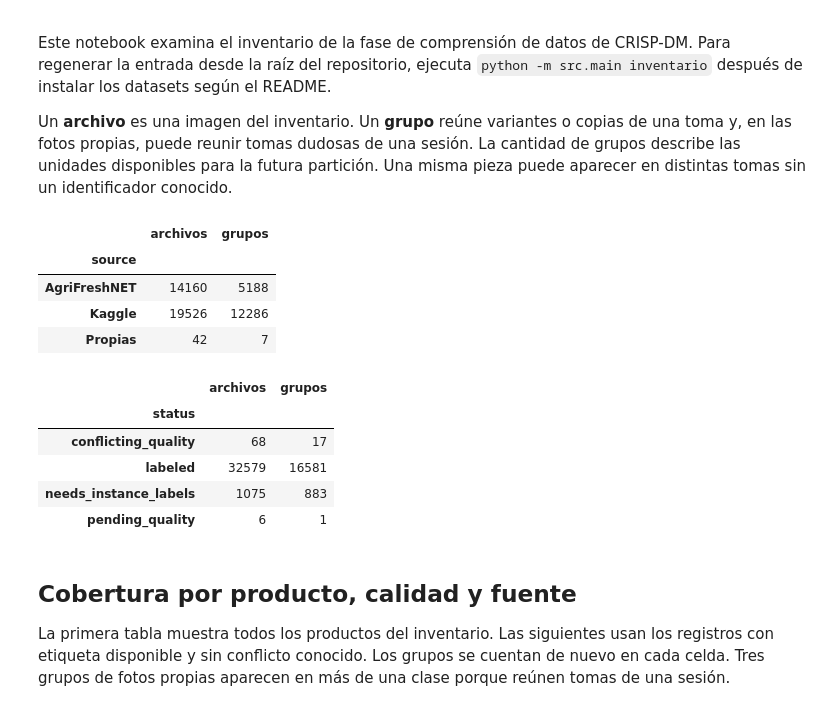
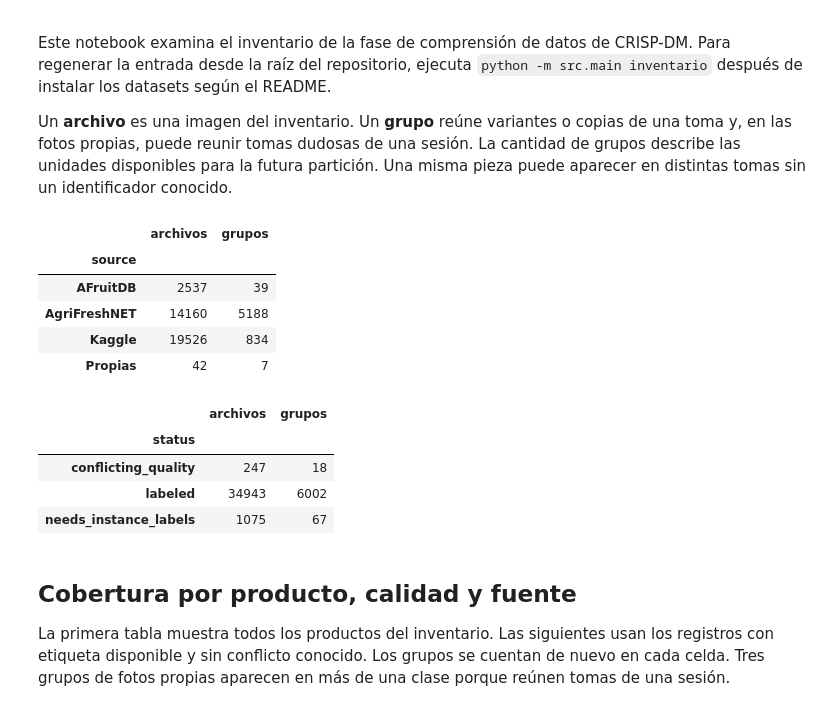
Before and after one commit to Davinerto9/fruit-vegetable-quality-classifier-ml, a Jupyter notebook: notebooks/01_eda.ipynb, the cells around one changed output. Drawn from its saved outputs; the diff is of its cells as text; code cells hidden in the pictures.

```diff
--- a/notebooks/01_eda.ipynb
+++ b/notebooks/01_eda.ipynb
@@ -20,39 +20,40 @@ import numpy as np
 import pandas as pd
 from PIL import Image, ImageDraw, ImageOps
 from src import config
 from src.data.split import session_key
 
 if not config.INDEX_CSV.is_file():
     raise FileNotFoundError("Genera el índice con python -m src.main inventario.")
 
 index = pd.read_csv(config.INDEX_CSV, keep_default_na=False, dtype=str)
 labeled = index.loc[
     index["status"].eq("labeled") & index["quality"].isin(config.QUALITY_CLASSES)
 ].copy()
 
-sources = {"ryandpark": "Kaggle", "agrifreshnet": "AgriFreshNET", "own": "Propias"}
+sources = {"ryandpark": "Kaggle", "agrifreshnet": "AgriFreshNET", "afruitdb": "AFruitDB",
+           "own": "Propias", "celular": "Celular"}
 
 def counts(frame, keys):
     return frame.groupby(keys).agg(
         archivos=("filename", "size"),
         grupos=("group", "nunique"),
     )
 
 by_source = counts(index.assign(source=index["source"].map(sources)), "source")
 display(by_source)
 display(counts(index, "status"))
 # %% [output]
 |  | archivos | grupos |
 | source |  |  |
+| AFruitDB | 2537 | 39 |
 | AgriFreshNET | 14160 | 5188 |
-| Kaggle | 19526 | 12286 |
+| Kaggle | 19526 | 834 |
 | Propias | 42 | 7 |
 |  | archivos | grupos |
 | status |  |  |
-| conflicting_quality | 68 | 17 |
-| labeled | 32579 | 16581 |
-| needs_instance_labels | 1075 | 883 |
-| pending_quality | 6 | 1 |
+| conflicting_quality | 247 | 18 |
+| labeled | 34943 | 6002 |
+| needs_instance_labels | 1075 | 67 |
 # %% [markdown]
 ## Cobertura por producto, calidad y fuente
 
```
Also changed, not shown: parts of 12 cells of this notebook, 42 other files.
